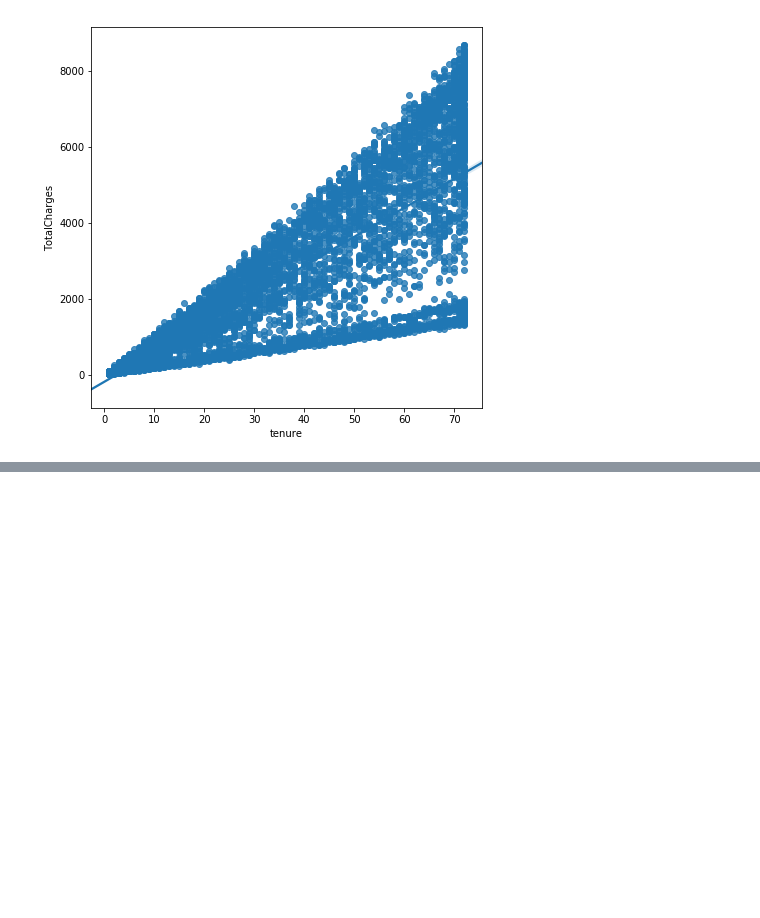
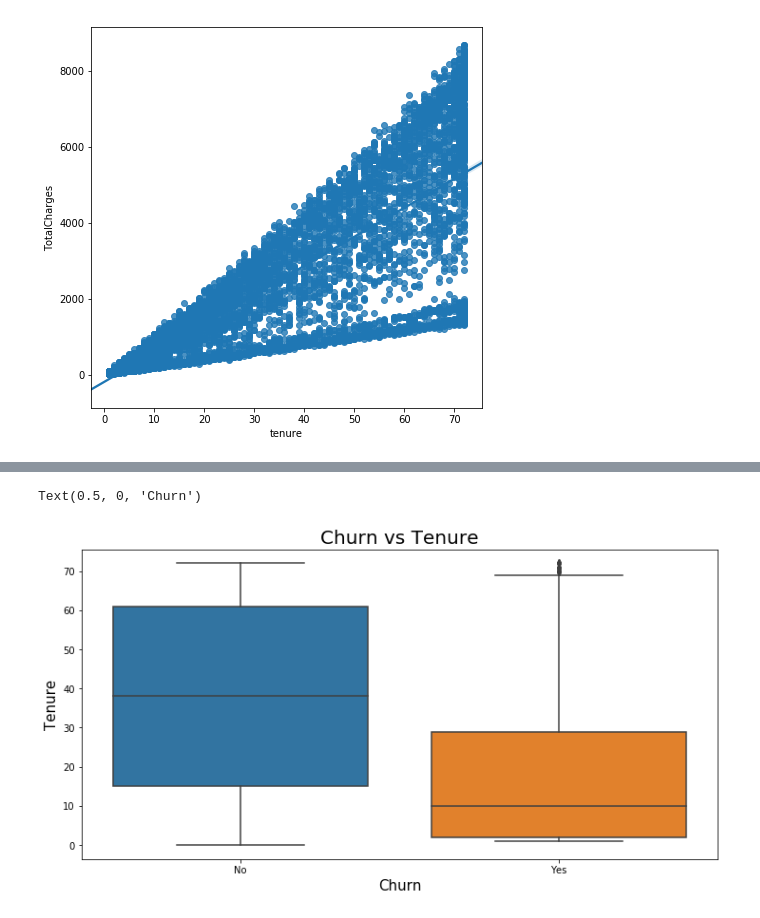
Before and after one commit to enriqueferrao/Telco_Customer_Churn, a Jupyter notebook: Telco_Customer_Churn.ipynb, the cells around one changed output, grey strips where cells are left out. Saved outputs shown, nothing was run; the diff lists cells and outputs as text; code cells hidden in the pictures; blank space fills up the shorter version.

```diff
--- a/Telco_Customer_Churn.ipynb
+++ b/Telco_Customer_Churn.ipynb
@@ -118,0 +166,9 @@ sns.regplot(x = 'tenure', y = 'TotalCharges', data = file_data)
+# %%
+plt.figure(figsize=(12,6))
+ax = sns.boxplot(x='Churn', y = 'tenure', data=file_data)
+ax.set_title('Churn vs Tenure', fontsize=20)
+ax.set_ylabel('Tenure', fontsize = 15)
+ax.set_xlabel('Churn', fontsize = 15)
+# %% [output]
+Text(0.5, 0, 'Churn')
+[figure, added]
```
Also changed, not shown: parts of 17 cells of this notebook.
